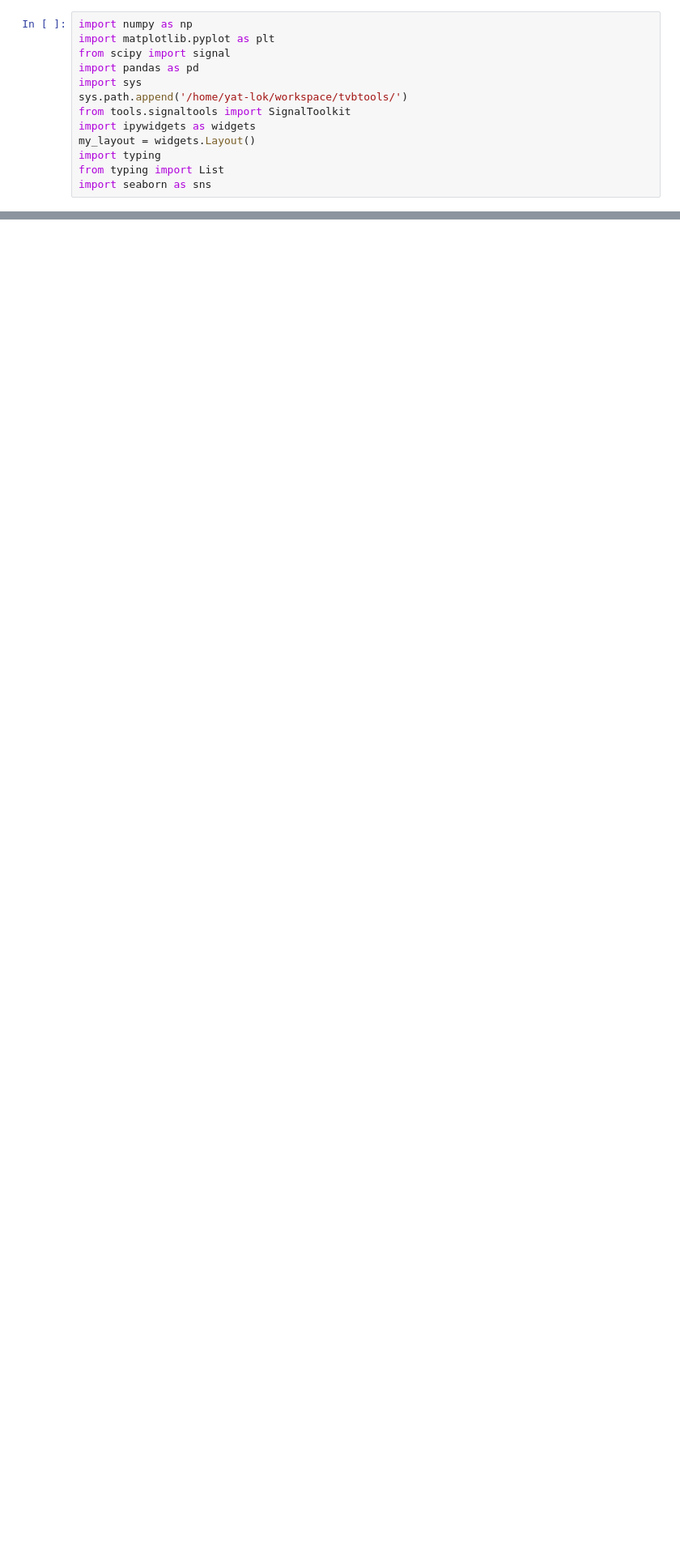
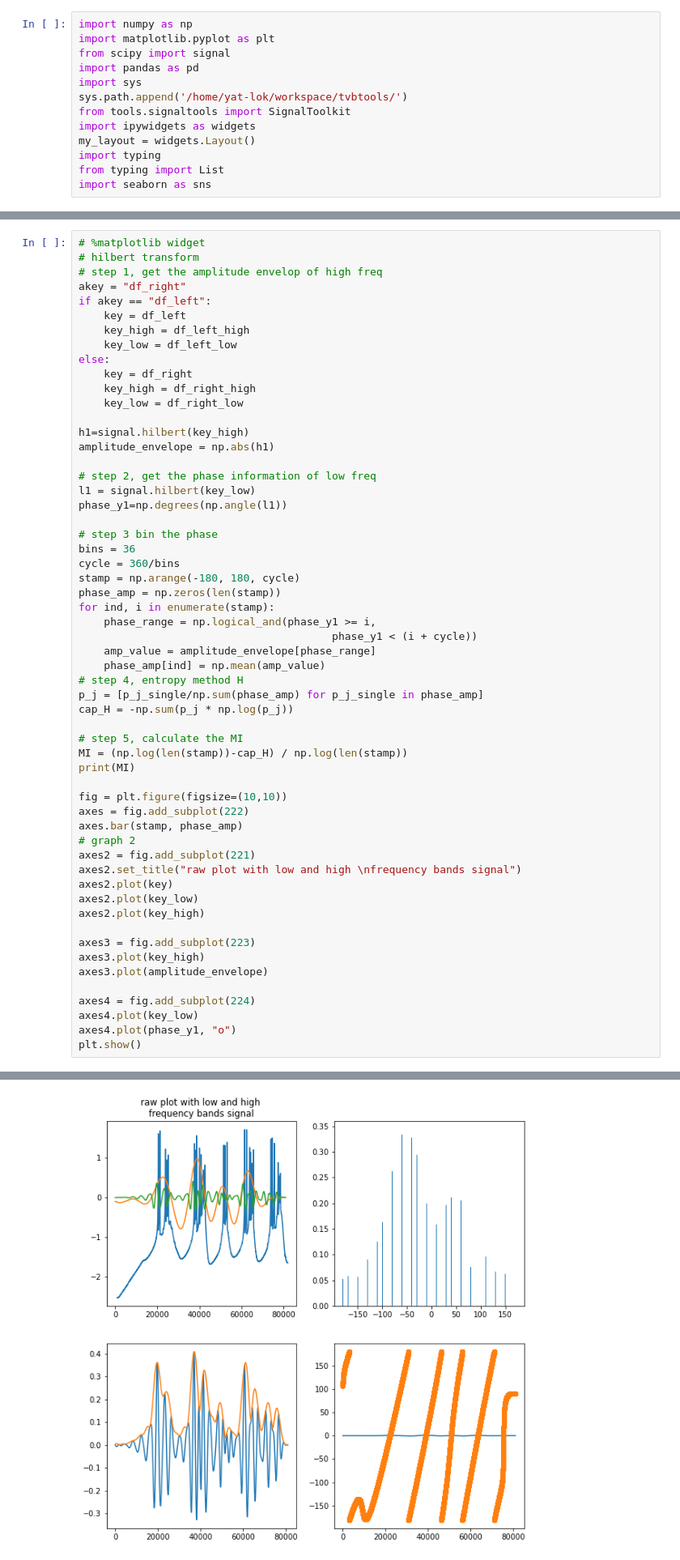
Before and after one commit to yilewang/Gc_detect_script, a Jupyter notebook: application/CFC.ipynb, the cells around one changed output, grey strips where cells are left out. Shown at 81% size. Cells and saved outputs as stored; diff of their text form; blank space fills up the shorter version.

```diff
--- a/application/CFC.ipynb
+++ b/application/CFC.ipynb
@@ -30,0 +33,58 @@ plt.show()
+# %%
+# %matplotlib widget
+# hilbert transform
+# step 1, get the amplitude envelop of high freq
+akey = "df_right"
+if akey == "df_left":
+    key = df_left
+    key_high = df_left_high
+    key_low = df_left_low
+else:
+    key = df_right
+    key_high = df_right_high
+    key_low = df_right_low
+
+h1=signal.hilbert(key_high)
+amplitude_envelope = np.abs(h1)
+
+# step 2, get the phase information of low freq
+l1 = signal.hilbert(key_low)
+phase_y1=np.degrees(np.angle(l1))
+
+# step 3 bin the phase
+bins = 36
+cycle = 360/bins
+stamp = np.arange(-180, 180, cycle)
+phase_amp = np.zeros(len(stamp))
+for ind, i in enumerate(stamp):
+    phase_range = np.logical_and(phase_y1 >= i,
+                                        phase_y1 < (i + cycle))
+    amp_value = amplitude_envelope[phase_range]
+    phase_amp[ind] = np.mean(amp_value)
+# step 4, entropy method H
+p_j = [p_j_single/np.sum(phase_amp) for p_j_single in phase_amp]
+cap_H = -np.sum(p_j * np.log(p_j))
+
+# step 5, calculate the MI
+MI = (np.log(len(stamp))-cap_H) / np.log(len(stamp))
+print(MI)
+
+fig = plt.figure(figsize=(10,10))
+axes = fig.add_subplot(222)
+axes.bar(stamp, phase_amp)
+# graph 2
+axes2 = fig.add_subplot(221)
+axes2.set_title("raw plot with low and high \nfrequency bands signal")
+axes2.plot(key)
+axes2.plot(key_low)
+axes2.plot(key_high)
+
+axes3 = fig.add_subplot(223)
+axes3.plot(key_high)
+axes3.plot(amplitude_envelope)
+
+axes4 = fig.add_subplot(224)
+axes4.plot(key_low)
+axes4.plot(phase_y1, "o")
+plt.show()
+# %% [output]
@@ -31 +92,2 @@ plt.show()
+[figure, added]
 # %%
```
Also changed, not shown: parts of 6 cells of this notebook, 4 other files.
